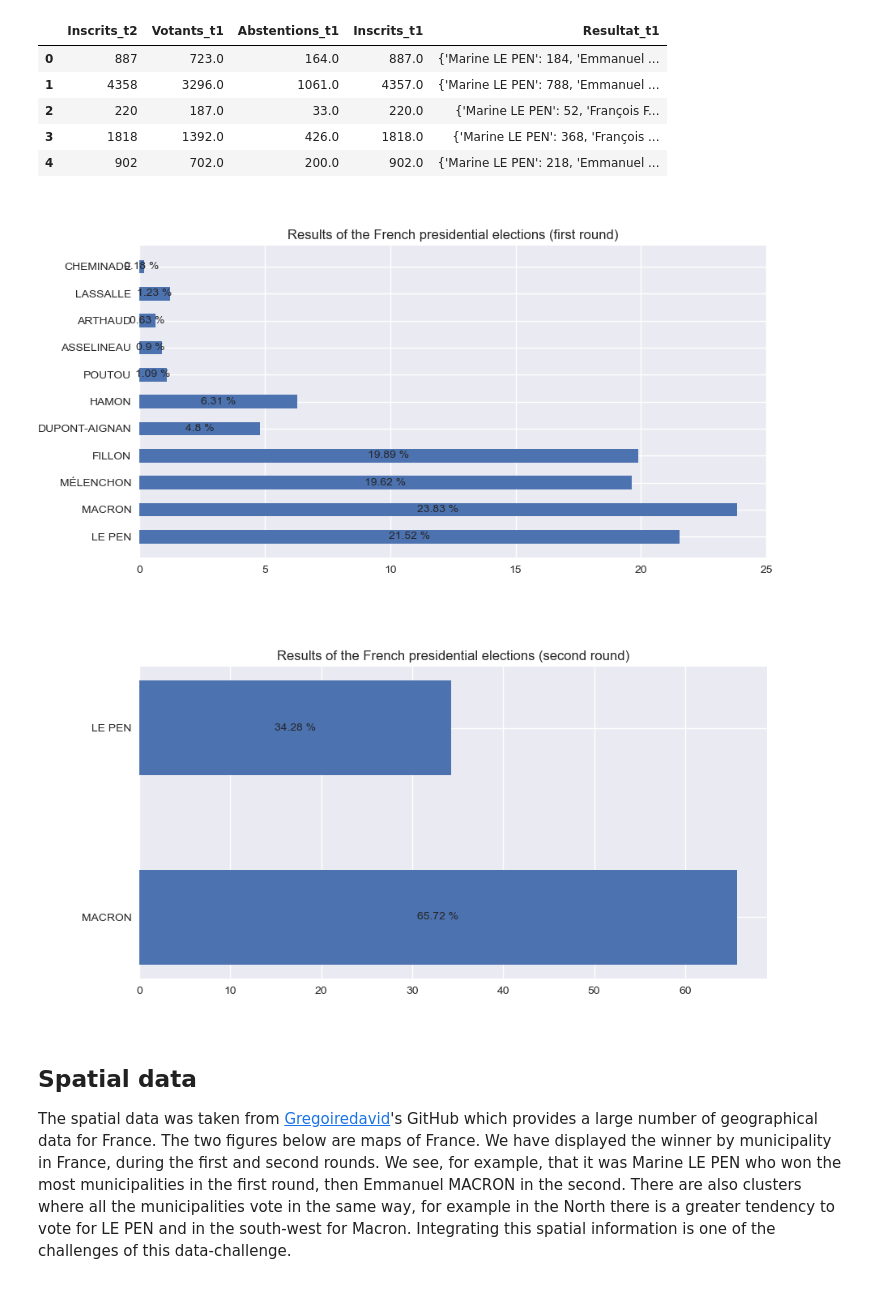
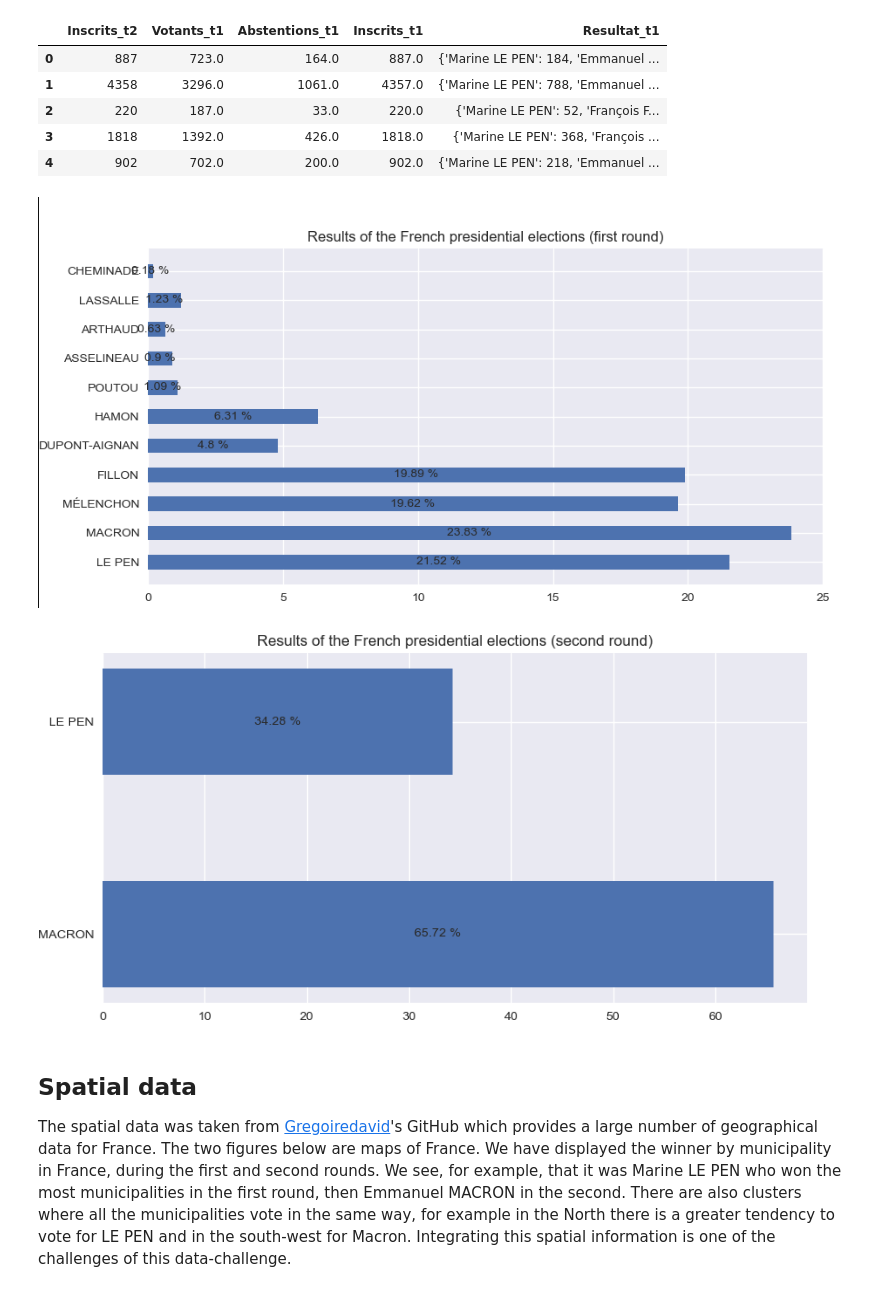
Before and after one commit to gasbas/graph-forecast-national-elections, a Jupyter notebook: french_election_forecast_starting_kit.ipynb, the cells around one changed output. Cells and saved outputs as stored; diff of their text form; code cells hidden in the pictures.

```diff
--- a/french_election_forecast_starting_kit.ipynb
+++ b/french_election_forecast_starting_kit.ipynb
@@ -86,13 +86,13 @@ node_features[features_elections].head()
 | 3 | 1818 | 1392.0 | 426.0 | 1818.0 | {'Marine LE PEN': 368, 'François ... |
 | 4 | 902 | 702.0 | 200.0 | 902.0 | {'Marine LE PEN': 218, 'Emmanuel ... |
 # %%
-display.Image("images/results_t1.png")
+display.Image("images/restults_t1_screen.png")
 # %% [output]
-[figure, old version]
+[figure, new version]
 # %%
-display.Image("data/images/results_t2.png")
+display.Image("images/results_t2_screen.png")
 # %% [output]
-[figure, old version]
+[figure, new version]
 # %% [markdown]
 ## Spatial data
 
```
Also changed, not shown: parts of 3 cells of this notebook, 7 other files.
